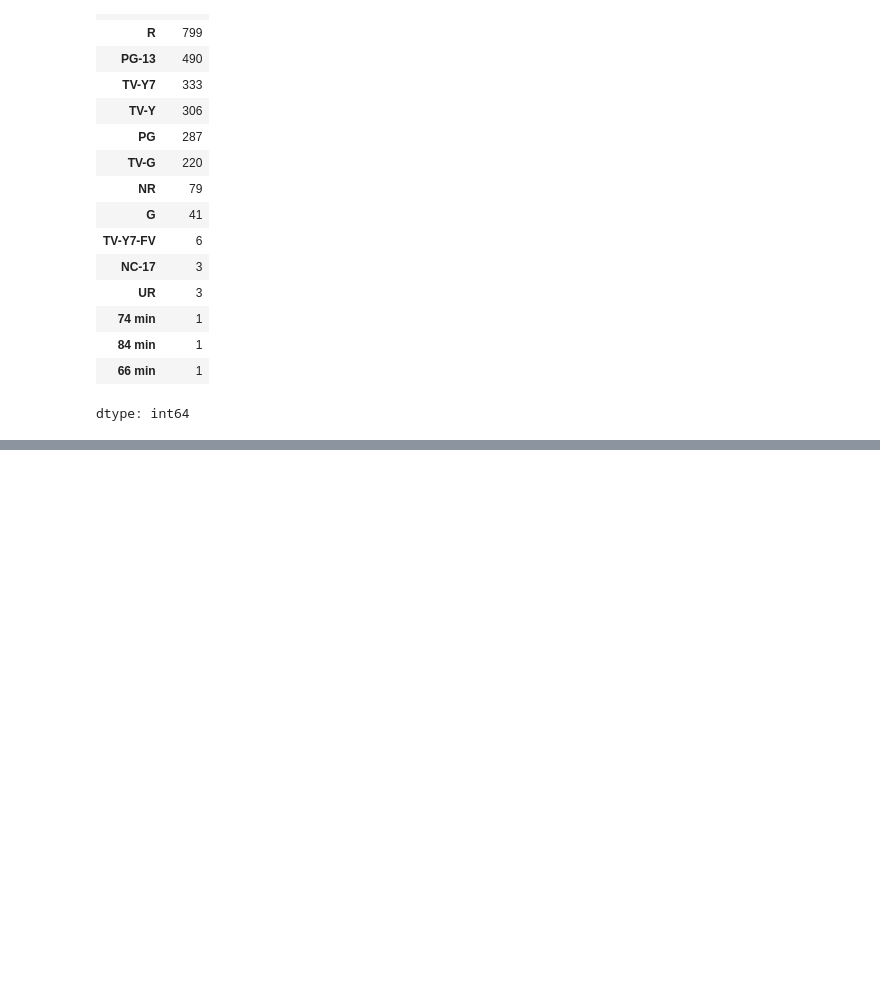
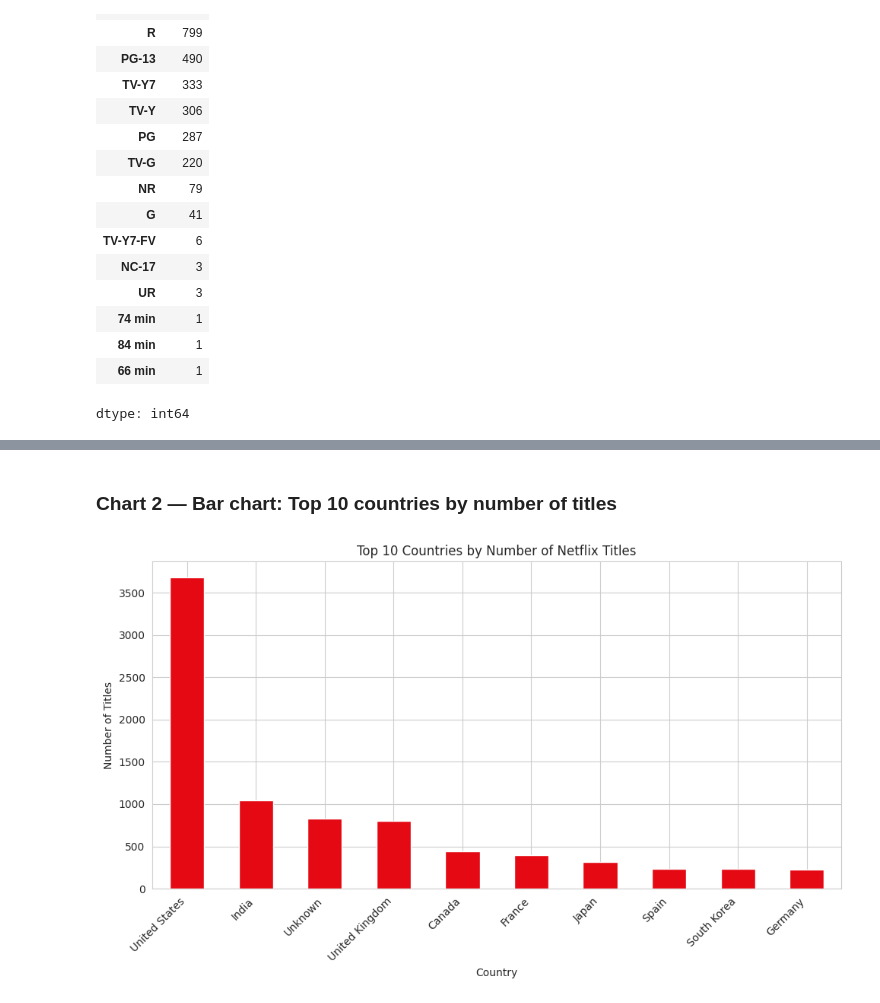
Before and after one commit to raaghuno18-spec/Netflix-EDA-project, a Jupyter notebook: notebooks/Netflix_EDA_Project1.ipynb, the cells around one changed output, grey strips where cells are left out. Cells and saved outputs as stored; diff of their text form; code cells hidden in the pictures; blank space fills up the shorter version.

```diff
--- a/notebooks/Netflix_EDA_Project1.ipynb
+++ b/notebooks/Netflix_EDA_Project1.ipynb
@@ -276,0 +295,13 @@ dtype: int64
+# %% [markdown]
+### Chart 2 — Bar chart: Top 10 countries by number of titles
+# %%
+plt.figure()
+top_countries.plot(kind="bar", color="#E50914")
+plt.title("Top 10 Countries by Number of Netflix Titles")
+plt.xlabel("Country")
+plt.ylabel("Number of Titles")
+plt.xticks(rotation=45, ha="right")
+plt.tight_layout()
+plt.show()
+# %% [output]
+[figure, added]
```
Also changed, not shown: parts of 14 cells of this notebook.
